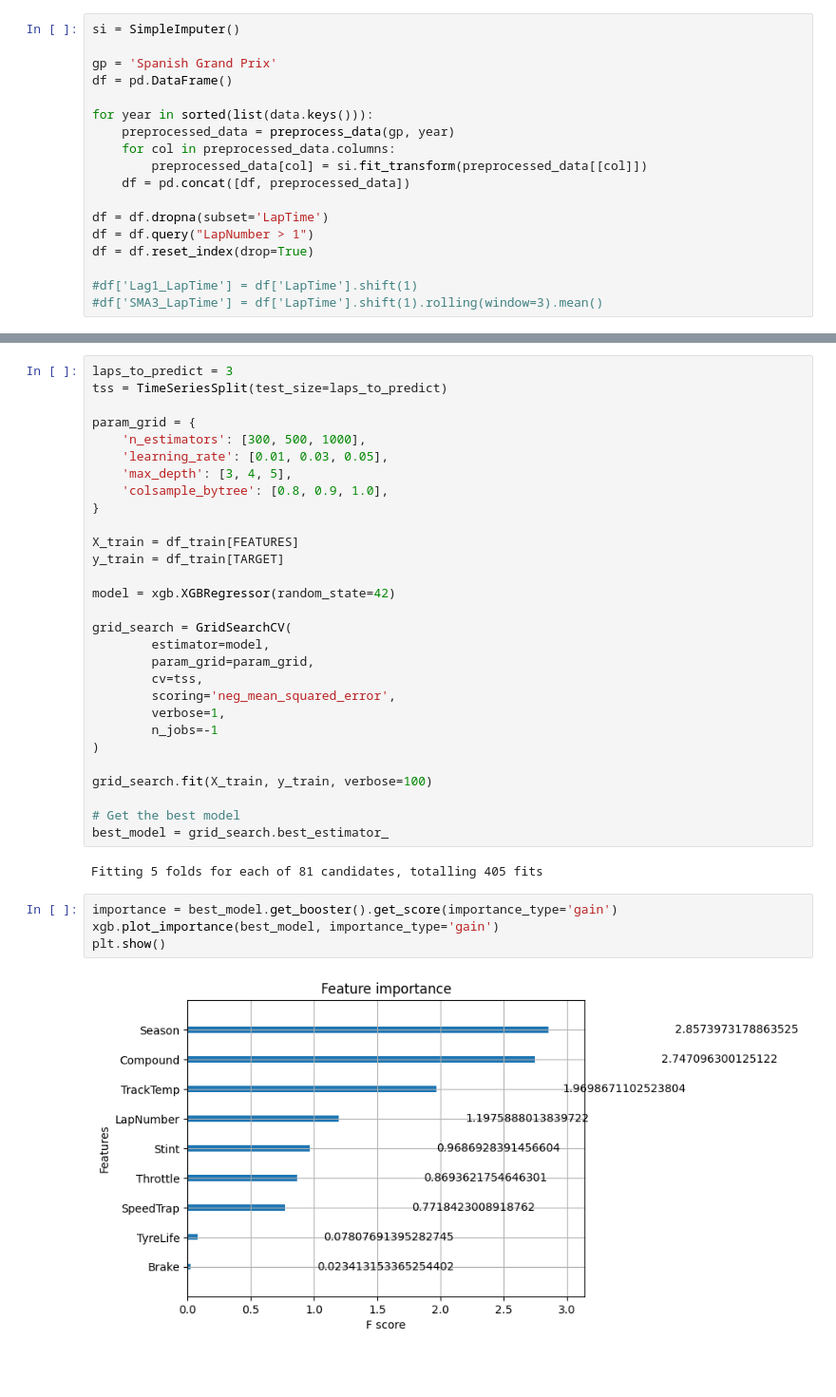
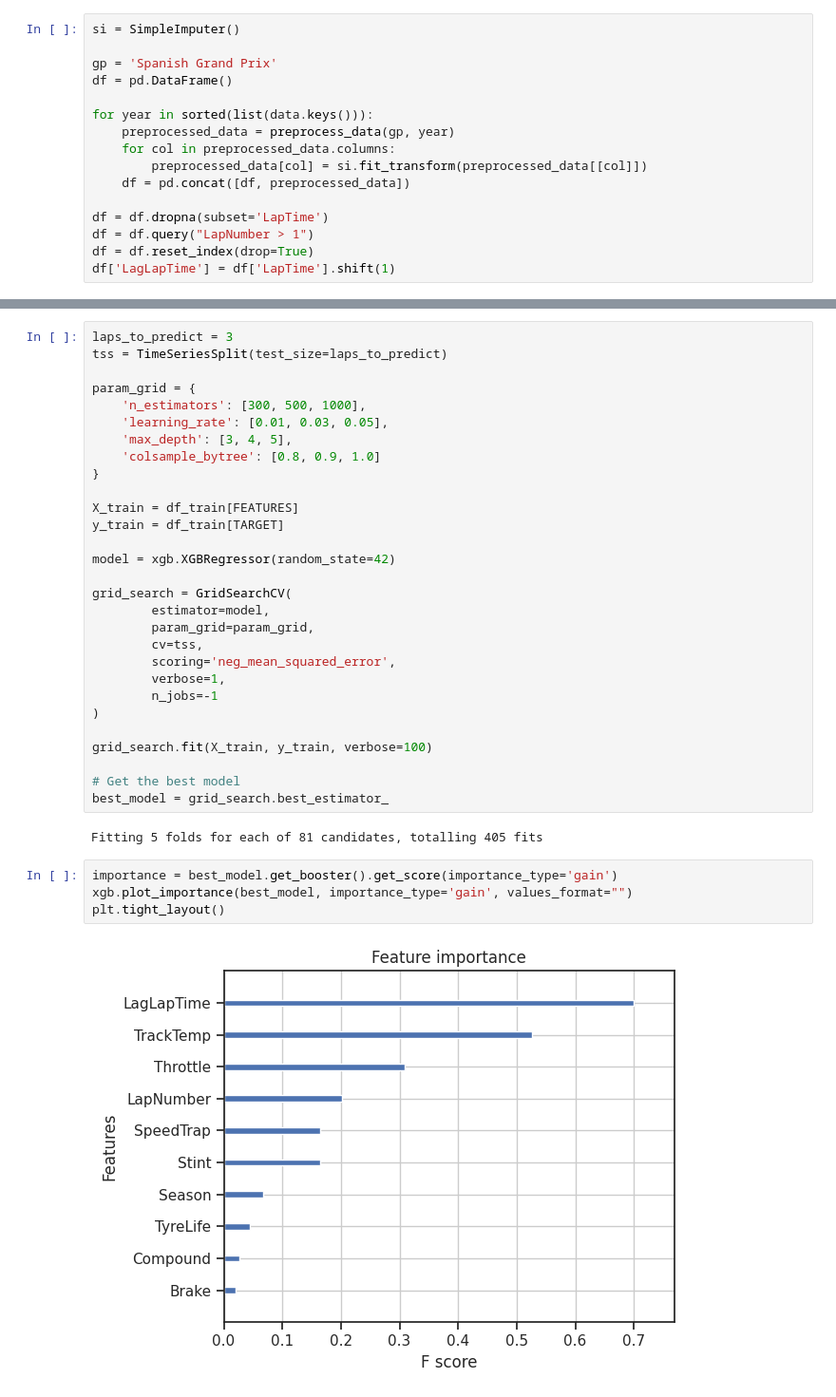
Before and after one commit to vicmcl/ml-laptime, a Jupyter notebook: ml_laptime/notebook/train.ipynb, the cells around one changed output, grey strips where cells are left out. Shown at 95% size. Cells and saved outputs as stored; diff of their text form; blank space fills up the shorter version.

```diff
--- a/ml_laptime/notebook/train.ipynb
+++ b/ml_laptime/notebook/train.ipynb
@@ -181,9 +178,7 @@ for year in sorted(list(data.keys())):
 df = df.dropna(subset='LapTime')
 df = df.query("LapNumber > 1")
 df = df.reset_index(drop=True)
-
-#df['Lag1_LapTime'] = df['LapTime'].shift(1)
-#df['SMA3_LapTime'] = df['LapTime'].shift(1).rolling(window=3).mean()
+df['LagLapTime'] = df['LapTime'].shift(1)
 # %% [markdown]
 ## **Training**
 # %%
@@ -211,7 +201,7 @@ param_grid = {
     'n_estimators': [300, 500, 1000],
     'learning_rate': [0.01, 0.03, 0.05],
     'max_depth': [3, 4, 5],
-    'colsample_bytree': [0.8, 0.9, 1.0],
+    'colsample_bytree': [0.8, 0.9, 1.0]
 }
 
 X_train = df_train[FEATURES]
@@ -236,10 +226,10 @@ best_model = grid_search.best_estimator_
 Fitting 5 folds for each of 81 candidates, totalling 405 fits
 # %%
 importance = best_model.get_booster().get_score(importance_type='gain')
-xgb.plot_importance(best_model, importance_type='gain')
-plt.show()
+xgb.plot_importance(best_model, importance_type='gain', values_format="")
+plt.tight_layout()
 # %% [output]
-[figure, old version]
+[figure, new version]
 # %%
 errors = []
 scores = []
```
Also changed, not shown: parts of 8 cells of this notebook.
